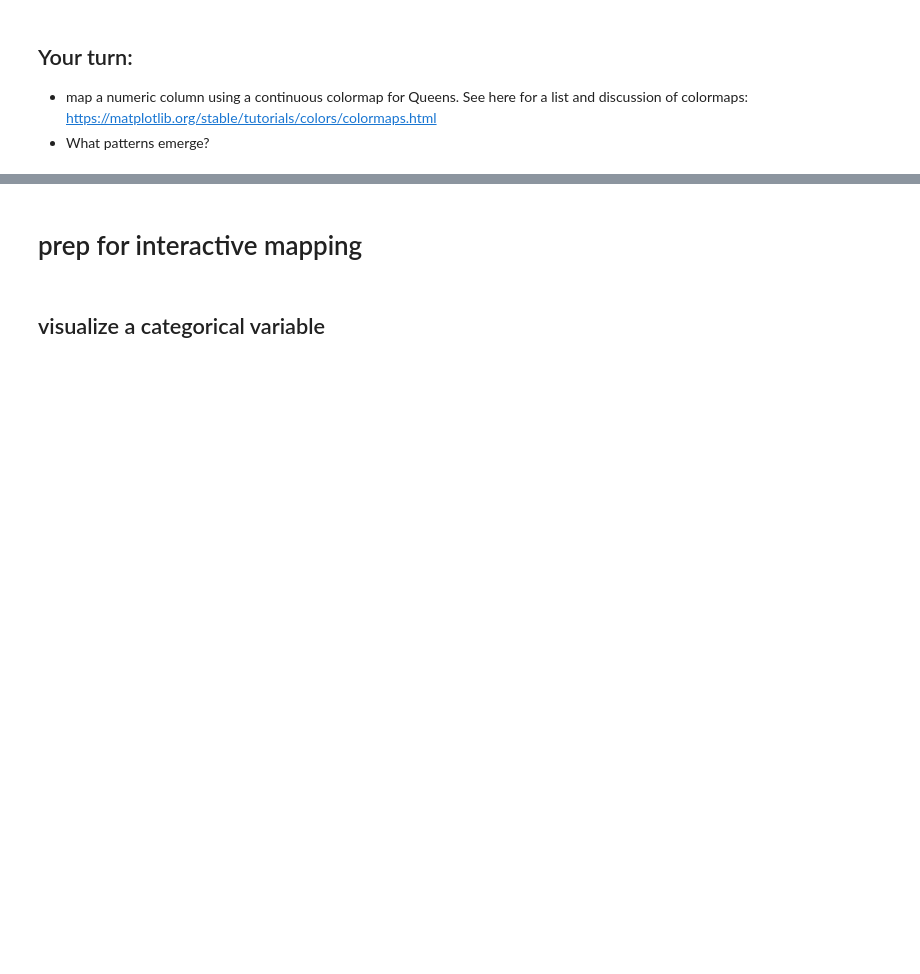
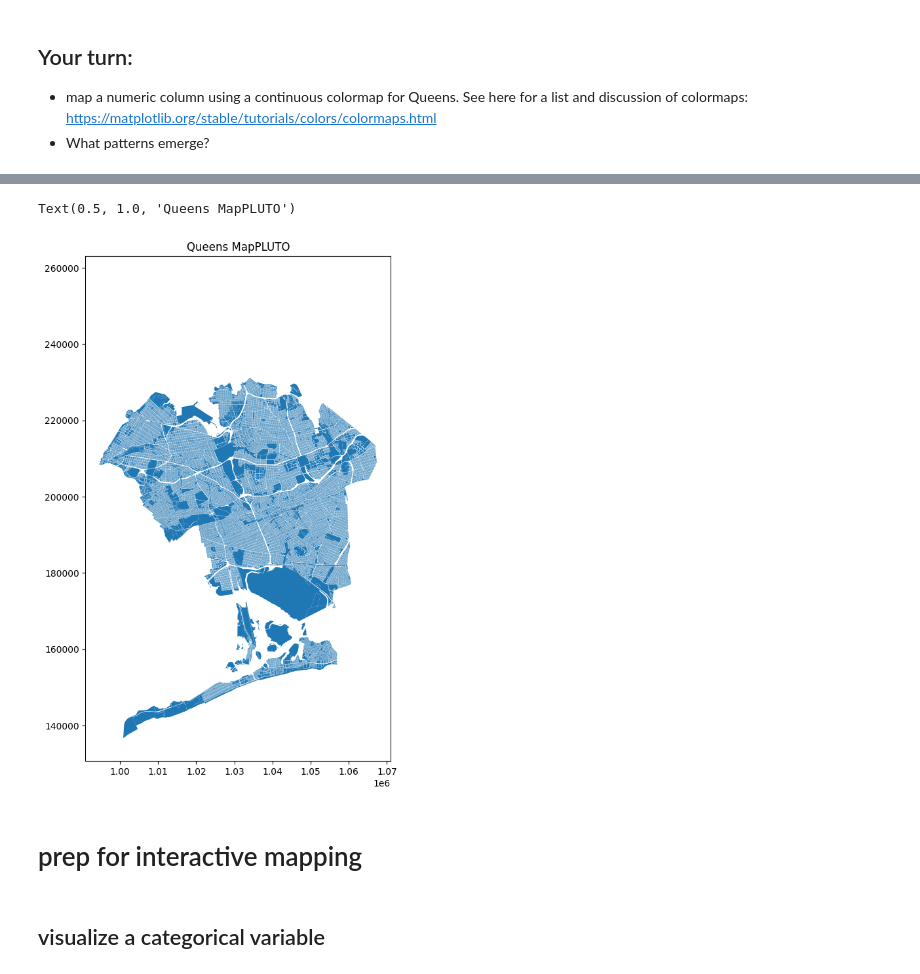
Before and after one commit to yumobennyyang/Mapping-Systems, a Jupyter notebook: Tutorials/01_vector_data_apis.ipynb, the cells around one changed output, grey strips where cells are left out. Cells and saved outputs as stored; diff of their text form; code cells hidden in the pictures; blank space fills up the shorter version.

```diff
--- a/Tutorials/01_vector_data_apis.ipynb
+++ b/Tutorials/01_vector_data_apis.ipynb
@@ -253,3 +417,10 @@ pluto.LotArea.plot.hist(bins=100, log=True)
+# %%
+queens = pluto[pluto.BoroCode == 4]
+queens.plot(figsize=(10, 10))
+plt.title("Queens MapPLUTO")
+# %% [output]
+Text(0.5, 1.0, 'Queens MapPLUTO')
+[figure, added]
 # %% [markdown]
 # prep for interactive mapping
 # %%
```
Also changed, not shown: parts of 31 cells of this notebook.
